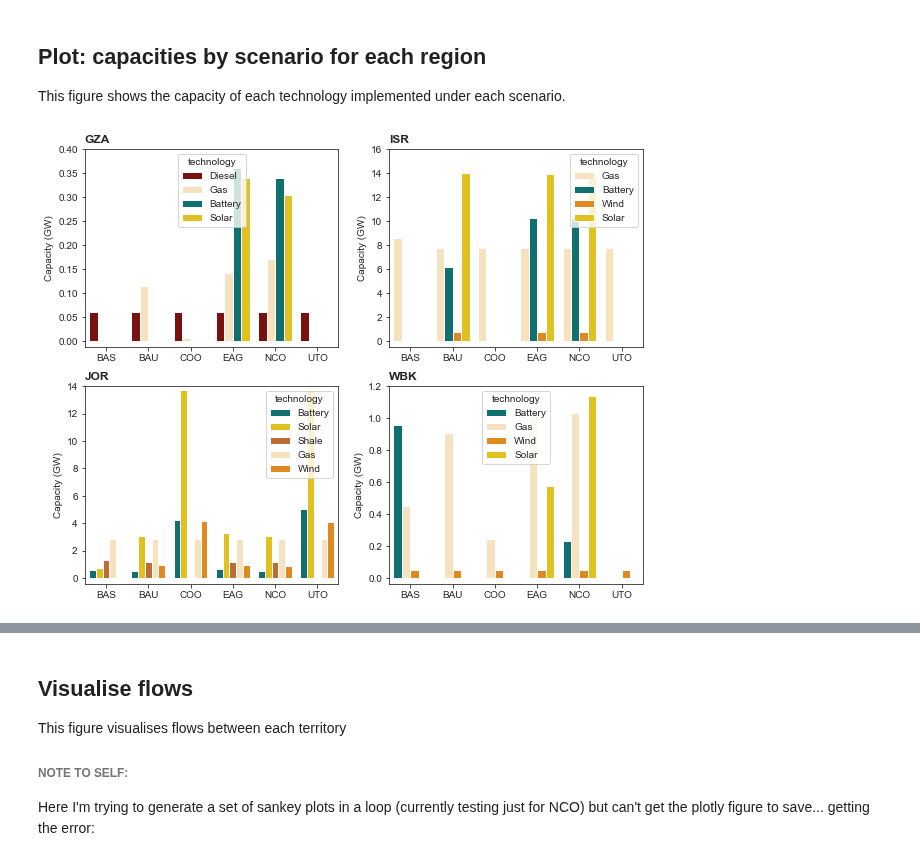
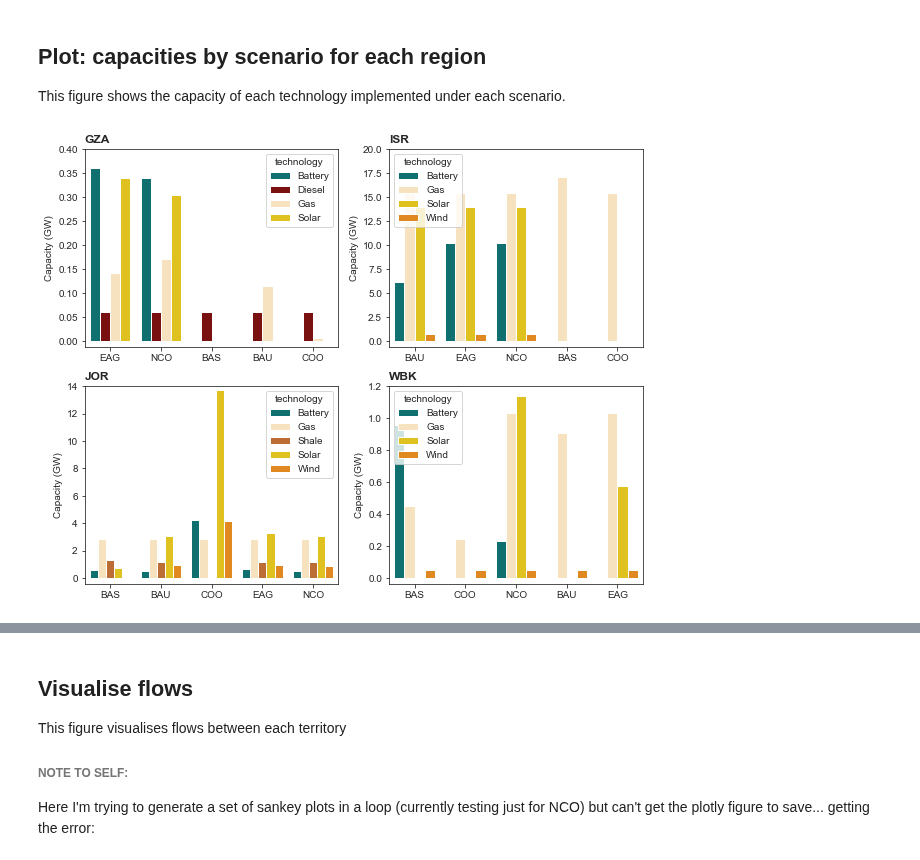
Before and after one commit to amanmajid/nextra, a Jupyter notebook: analysis/icae_results.ipynb, the cells around one changed output, grey strips where cells are left out. Drawn from its saved outputs; the diff is of its cells as text; code cells hidden in the pictures.

```diff
--- a/analysis/icae_results.ipynb
+++ b/analysis/icae_results.ipynb
@@ -282,27 +282,28 @@ This figure shows the capacity of each technology implemented under each scenari
 # %%
 caps = merge_capacity_data(results)
 caps = caps.groupby(by=['node','scenario']).max().reset_index()
 caps = caps.loc[caps.value>0].reset_index(drop=True)
 caps.value = caps.value.divide(1000)
 
 titles = {'Israel':'ISR','Jordan':'JOR','West Bank':'WBK','Gaza':'GZA',}
-ylims = [ [-0.3*0.04,0.4],[-16*0.03,16],[-14*0.03,14],[-1.2*0.03,1.2] ]
+ylims = [ [-0.3*0.04,0.4],[-20*0.03,20],[-14*0.03,14],[-1.2*0.03,1.2] ]
 
 f,axs = plt.subplots(2,2, figsize=(10,8))
 ax = axs.ravel()
 for i in range(len(caps.territory.unique())):
     idx_caps = caps.loc[caps.territory == caps.territory.unique()[i]].reset_index(drop=True)
     idx_caps = idx_caps.sort_values(by='scenario')
+    idx_caps = idx_caps.groupby(by=['technology','scenario']).sum().reset_index()
     sns.barplot(x='scenario',y='value',hue='technology',
                 data=idx_caps,ax=ax[i],errwidth=0,
                 palette=technology_color_dict)
 
     ax[i].set_xlabel('')
     ax[i].set_ylabel('Capacity (GW)')
     ax[i].set_title(titles[caps.territory.unique()[i]],loc='left',fontweight='bold')
     ax[i].set_ylim(ylims[i])
 
 f.savefig('../outputs/figures/supp_capacity_by_scenario.pdf',bbox_inches='tight')
 # %% [output]
-[figure, old version]
+[figure, new version]
 # %%
```
Also changed, not shown: parts of 6 cells of this notebook, 24 other files.
